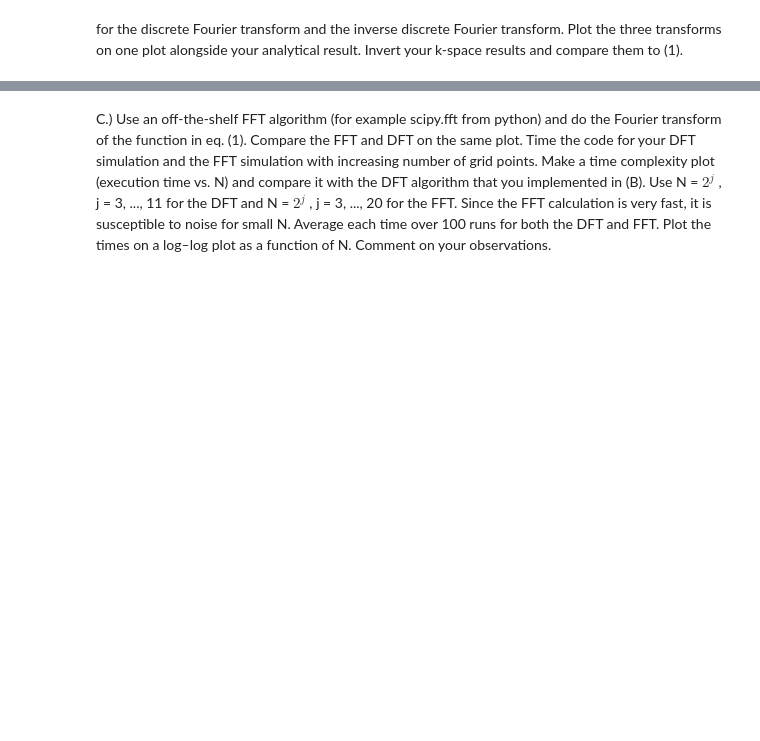
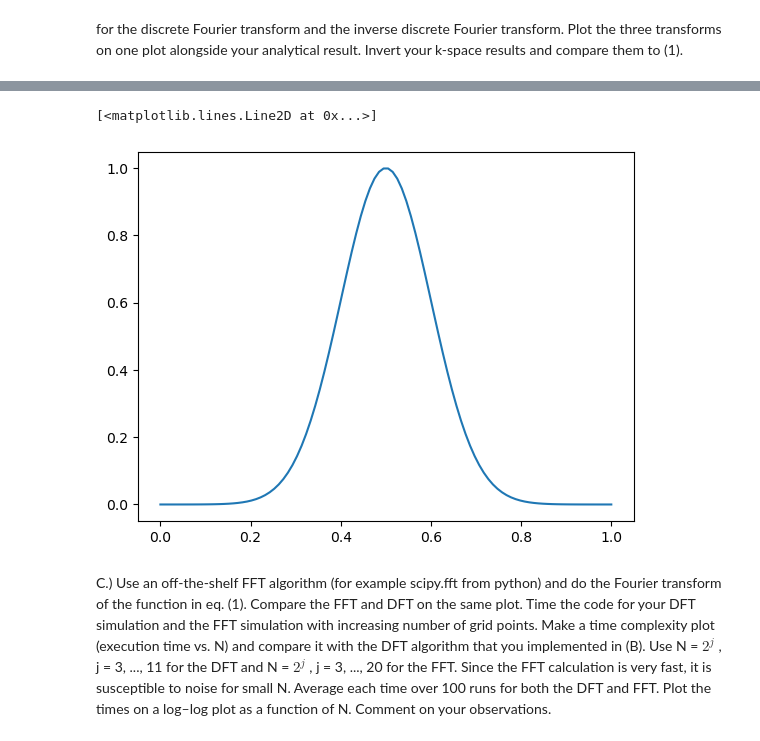
Before and after one commit to PolishJacob/ASTR5900_Projects, a Jupyter notebook: HW_05/Fourier.ipynb, the cells around one changed output, grey strips where cells are left out. Cells and saved outputs as stored; diff of their text form; code cells hidden in the pictures; blank space fills up the shorter version.

```diff
--- a/HW_05/Fourier.ipynb
+++ b/HW_05/Fourier.ipynb
@@ -17,6 +18,10 @@ $x_n = \frac{1}{N} \sum_{m=0}^{N-1} X_m e^{i 2 \pi \frac{m n}{N}}$      (4)
 for the discrete Fourier transform and the inverse discrete Fourier transform. Plot
 the three transforms on one plot alongside your analytical result. Invert your k-space
 results and compare them to (1).
+# %%
+# Define Equation 1
+def func(x_arr):
+    return np.exp(-50 * (x_arr - 0.5)**2)
 # %%
 # Define discrete_fourier function. Calculates the decrete Fourier transform using Equation (1) and Equation (3).
 # Takes the desired number of steps N and outputs the x_array and calculated Xm_array
@@ -89,3 +95,12 @@ plt.scatter(x_100, abs(inv_x_100))
+# %%
+# Plot Equation 1
+func_x = np.linspace(0, 1, 100)
+func_y = func(func_x)
+
+plt.plot(func_x, func_y)
+# %% [output]
+[<matplotlib.lines.Line2D at 0x...>]
+[figure, added]
 # %% [markdown]
 C.) Use an off-the-shelf FFT algorithm (for example scipy.fft from python) and do the
 Fourier transform of the function in eq. (1). Compare the FFT and DFT on the same
```
Also changed, not shown: parts of 6 cells of this notebook.
